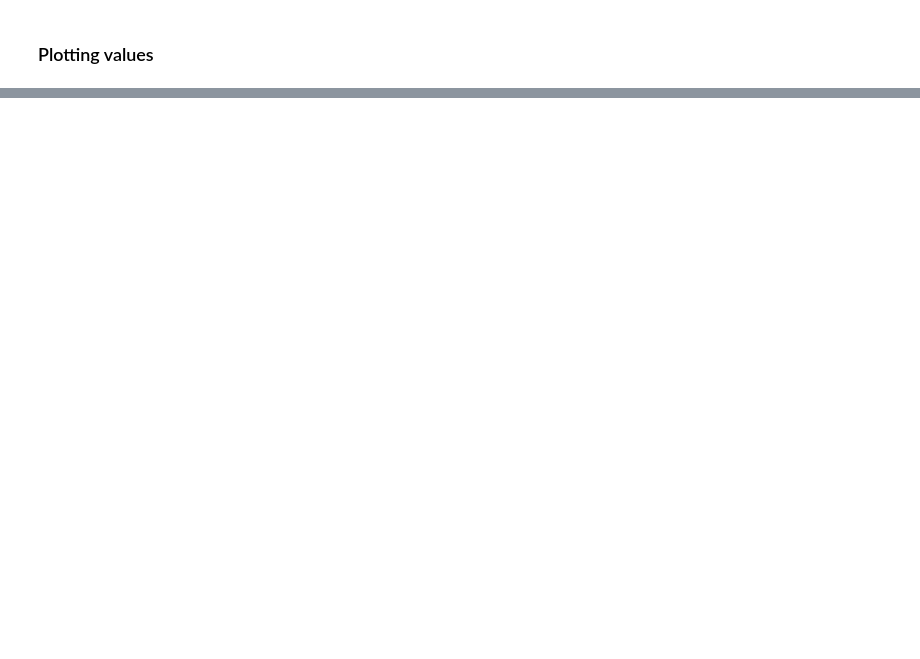
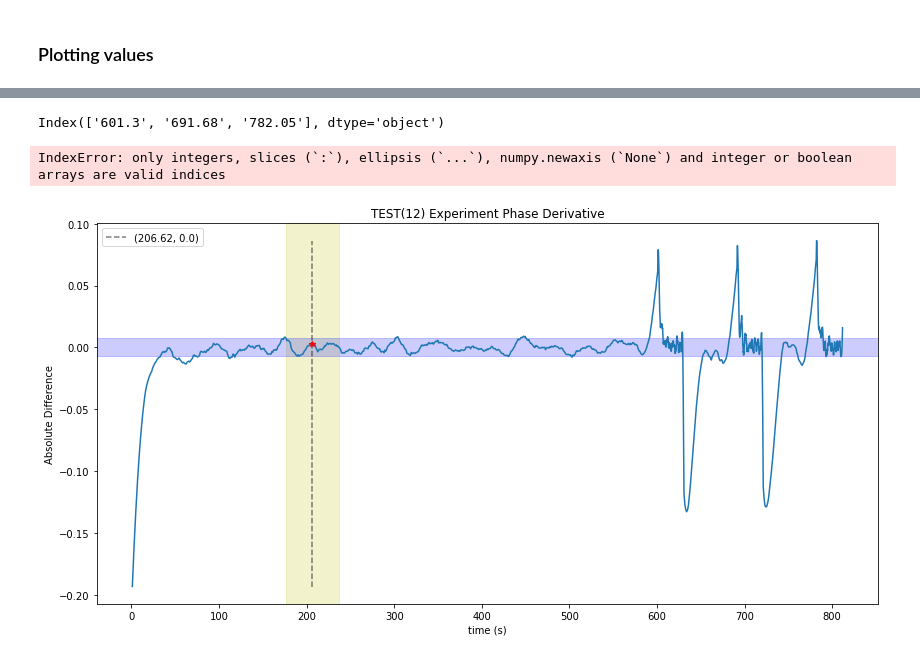
Before and after one commit to ecthompson99/Sniffing-Sensor, a Jupyter notebook: Absolute Error.ipynb, the cells around one changed output, grey strips where cells are left out. Cells and saved outputs as stored; diff of their text form; code cells hidden in the pictures; blank space fills up the shorter version.

```diff
--- a/Absolute Error.ipynb
+++ b/Absolute Error.ipynb
@@ -95,0 +153,20 @@ plt.legend()
+# %%
+curr_plot = phase_deriv
+
+fig = plt.figure(figsize=(14, 7))
+pder = fig.add_subplot(111, title="{} Experiment Phase Derivative".format(exp_name), xlabel="time (s)", ylabel="Absolute Difference")
+
+
+dfcols = [float(i) for i in df.columns[1:threshold]] + [float(i) for i in df.columns[threshold+1:]]
+pder.plot(dfcols, np.concatenate((curr_plot[:threshold], curr_plot[threshold+1:])))
+pder.plot(float(df.columns[threshold]), curr_plot[threshold], 'r*')
+
+plt.axvspan(float(df.columns[threshold-30]),float(df.columns[threshold+30]), color="y", alpha=0.2)
+plt.axhspan(-eps,eps, color="b", alpha=0.2)
+plt.vlines(float(df.columns[threshold]),min(curr_plot), max(curr_plot), alpha=0.5, linestyles={'dashed'}, label='{}'
+           .format((float(df.columns[threshold]), round(curr_plot[threshold],2))))
+plt.legend()
+# %% [output]
+Index(['601.3', '691.68', '782.05'], dtype='object')
+IndexError: only integers, slices (`:`), ellipsis (`...`), numpy.newaxis (`None`) and integer or boolean arrays are valid indices
+[figure, added]
```
Also changed, not shown: parts of 7 cells of this notebook, 5 other files.
